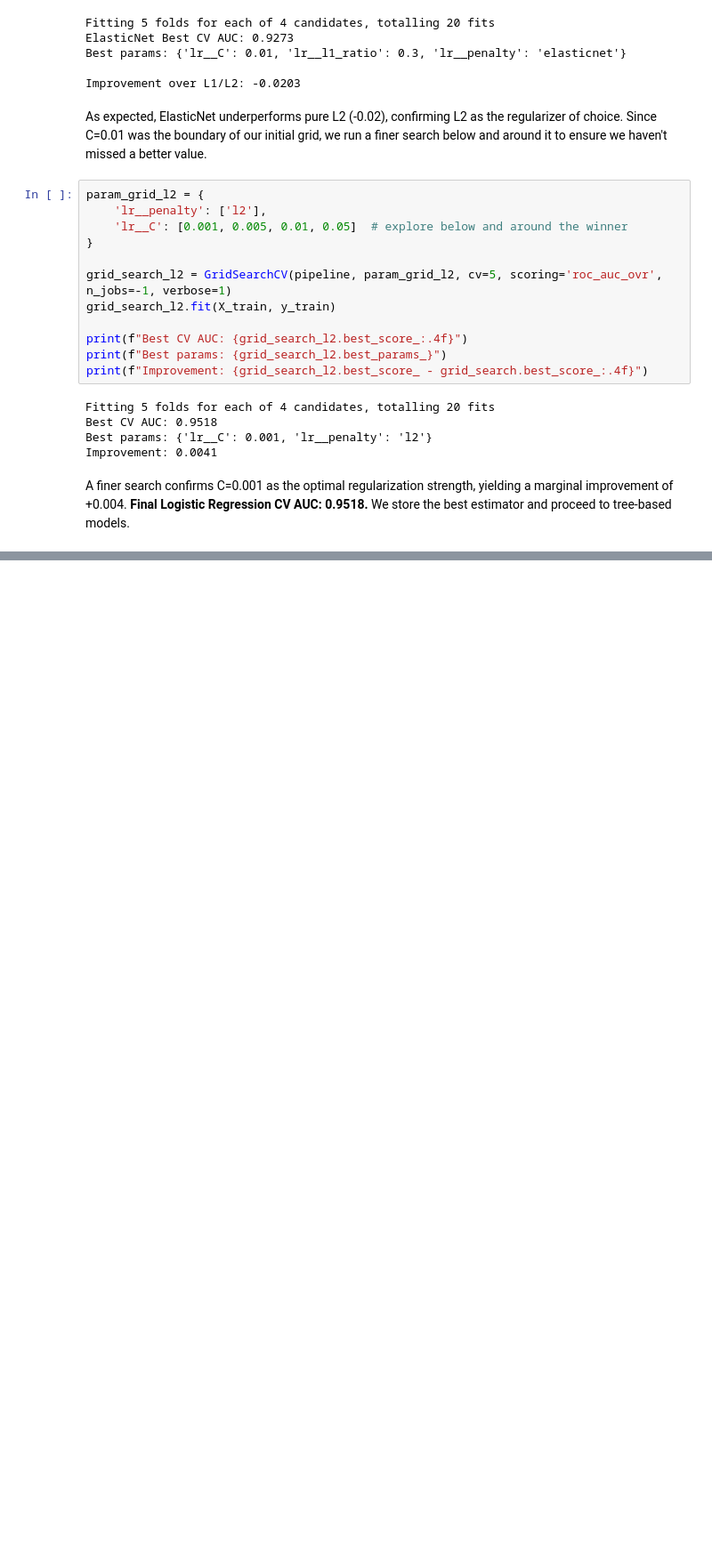
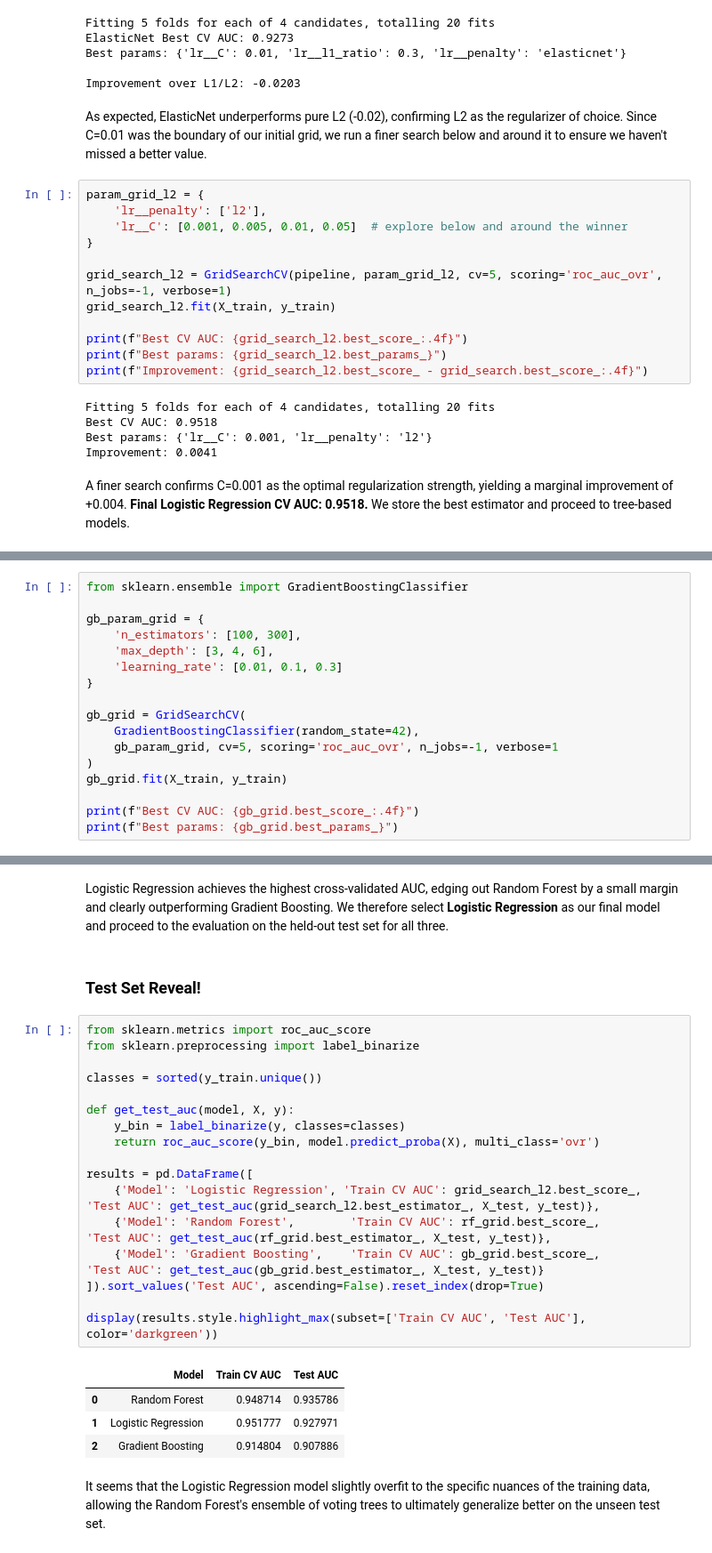
Before and after one commit to yodesser/Embeddings, a Jupyter notebook: FinalProject.ipynb, the cells around one changed output, grey strips where cells are left out. Shown at 89% size. Cells and saved outputs as stored; diff of their text form; blank space fills up the shorter version.

Commit message:
Part1 modelling FINISHED. Begin Model Explanation

```diff
--- a/FinalProject.ipynb
+++ b/FinalProject.ipynb
@@ -714,0 +750,17 @@ A finer search confirms C=0.001 as the optimal regularization strength, yielding
+# %%
+from sklearn.ensemble import GradientBoostingClassifier
+
+gb_param_grid = {
+    'n_estimators': [100, 300],
+    'max_depth': [3, 4, 6],
+    'learning_rate': [0.01, 0.1, 0.3]
+}
+
+gb_grid = GridSearchCV(
+    GradientBoostingClassifier(random_state=42),
+    gb_param_grid, cv=5, scoring='roc_auc_ovr', n_jobs=-1, verbose=1
+)
+gb_grid.fit(X_train, y_train)
+
+print(f"Best CV AUC: {gb_grid.best_score_:.4f}")
+print(f"Best params: {gb_grid.best_params_}")
@@ -714,0 +787,28 @@ A finer search confirms C=0.001 as the optimal regularization strength, yielding
+# %% [markdown]
+Logistic Regression achieves the highest cross-validated AUC, edging out Random Forest by a small margin and clearly outperforming Gradient Boosting. We therefore select **Logistic Regression** as our final model and proceed to the evaluation on the held-out test set for all three.
+# %% [markdown]
+### Test Set Reveal!
+# %%
+from sklearn.metrics import roc_auc_score
+from sklearn.preprocessing import label_binarize
+
+classes = sorted(y_train.unique())
+
+def get_test_auc(model, X, y):
+    y_bin = label_binarize(y, classes=classes)
+    return roc_auc_score(y_bin, model.predict_proba(X), multi_class='ovr')
+
+results = pd.DataFrame([
+    {'Model': 'Logistic Regression', 'Train CV AUC': grid_search_l2.best_score_, 'Test AUC': get_test_auc(grid_search_l2.best_estimator_, X_test, y_test)},
+    {'Model': 'Random Forest',        'Train CV AUC': rf_grid.best_score_,        'Test AUC': get_test_auc(rf_grid.best_estimator_, X_test, y_test)},
+    {'Model': 'Gradient Boosting',    'Train CV AUC': gb_grid.best_score_,        'Test AUC': get_test_auc(gb_grid.best_estimator_, X_test, y_test)}
+]).sort_values('Test AUC', ascending=False).reset_index(drop=True)
+
+display(results.style.highlight_max(subset=['Train CV AUC', 'Test AUC'], color='darkgreen'))
+# %% [output]
+|  | Model | Train CV AUC | Test AUC |
+| 0 | Random Forest | 0.948714 | 0.935786 |
+| 1 | Logistic Regression | 0.951777 | 0.927971 |
+| 2 | Gradient Boosting | 0.914804 | 0.907886 |
+# %% [markdown]
+It seems that the Logistic Regression model slightly overfit to the specific nuances of the training data, allowing the Random Forest's ensemble of voting trees to ultimately generalize better on the unseen test set.
```
Also changed, not shown: parts of 11 cells of this notebook.
